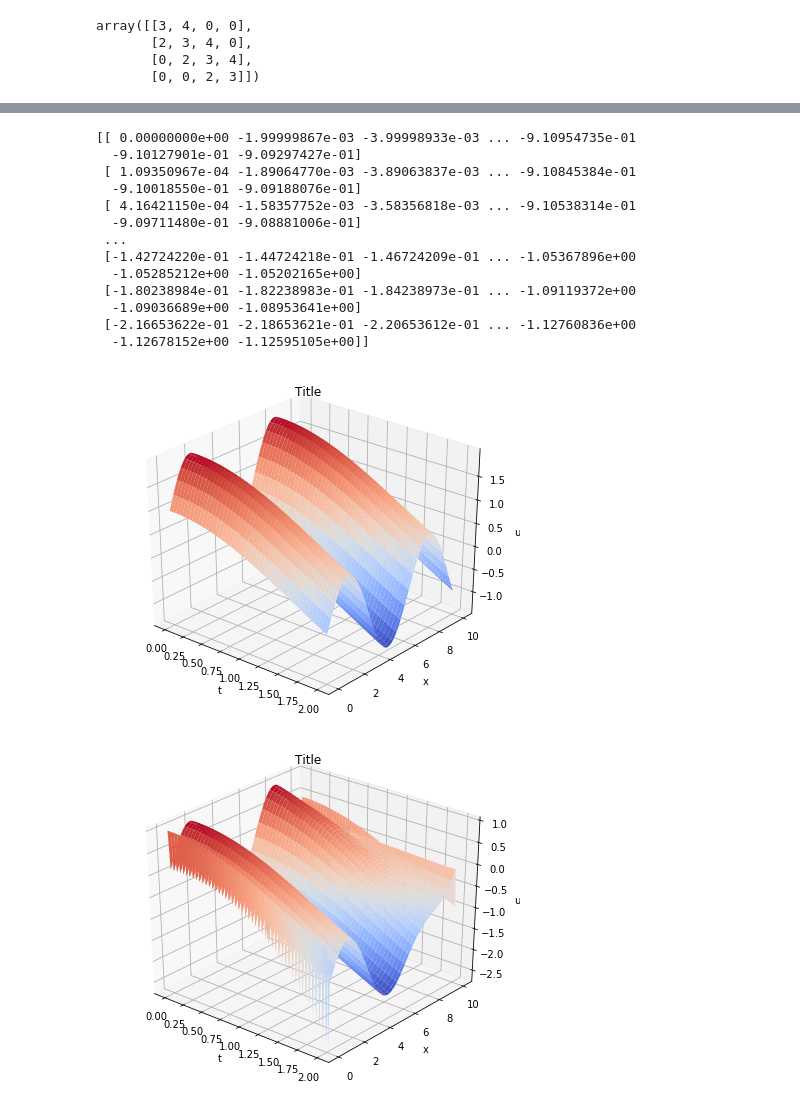
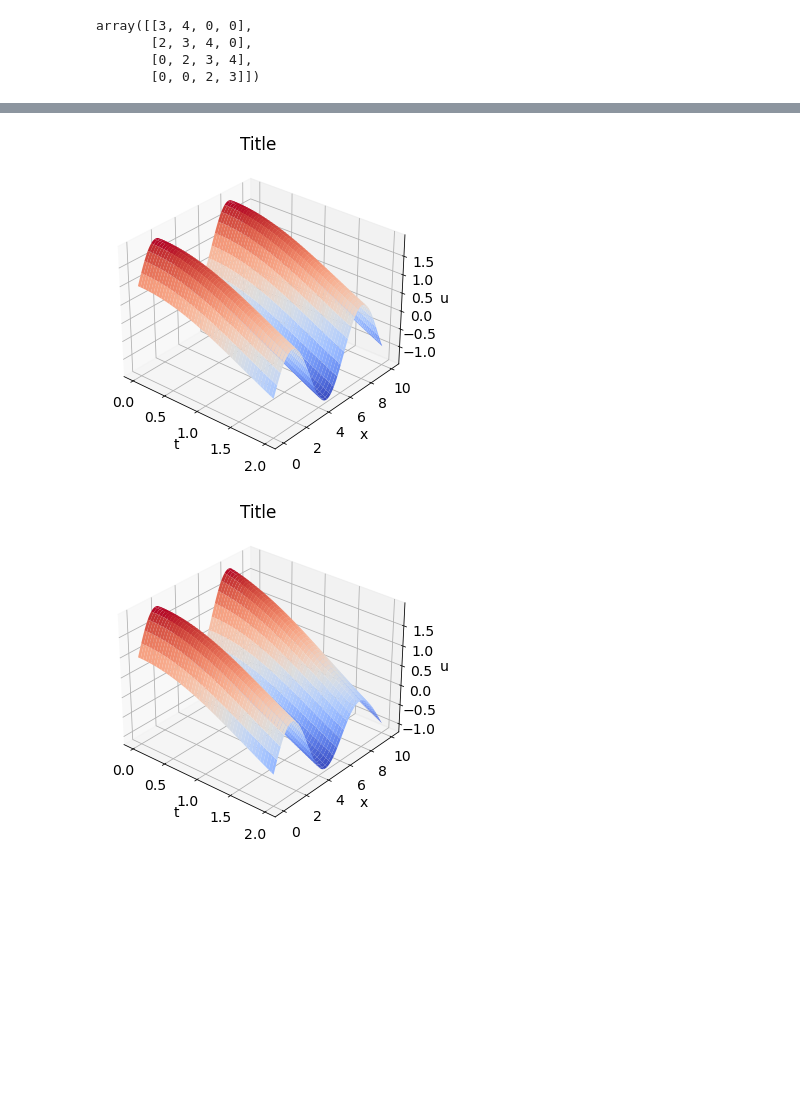
Before and after one commit to ulrikunneberg/NumDiff_prosjekt, a Jupyter notebook: Oppgave 2.ipynb, the cells around one changed output, grey strips where cells are left out. Cells and saved outputs as stored; diff of their text form; code cells hidden in the pictures; blank space fills up the shorter version.

```diff
--- a/Oppgave 2.ipynb
+++ b/Oppgave 2.ipynb
@@ -25,7 +25,7 @@ array([[3, 4, 0, 0],
 R=10
 M=100
 T=2
-N=1000
+N=10000
 sigma_1=1/10
 sigma_2=1/5
 r=0.01
@@ -36,7 +36,7 @@ H_but=1
 
 def phi(sigma_1, sigma_2, h, U):
     one = np.ones(np.shape(U))
-    return sigma_1**2*one + ((sigma_2**2-sigma_1**2)/2)*(one+2/np.pi*np.arctan(U/h**2))
+    return sigma_1**2*one + (sigma_2**2-sigma_1**2)/2*(one+2/np.pi*np.arctan(U))
 
 
 def butterfly(x):
@@ -68,37 +68,35 @@ def IMEX_method(R, M, T, N, sigma_1, sigma_2, r, c, IC, strike_K, strike_H, BC0,
     k=T/N
 
     U=np.zeros((M+1, N+1))        #How to choose M?   MxN matrix still, easier plots
-    x=np.linspace(0, R, (M+1))    #Remember to add stability condition with positive coefficient in tridiag
+    x=np.linspace(0, R, M+1)    #Remember to add stability condition with positive coefficient in tridiag
     t=np.linspace(0, T, N+1)      #Probably necessary to have many more timesteps and spacesteps for conv
 
     U[:, 0]=IC(x)
     U[0, :]=BC0(t=t, x=x, u_0=IC(x)[0])
     U[-1, :]=BCR(R, x=x, t=t)
 
-    X = np.diag(np.linspace(0, R, (M-1)))
+
     a = tridiag(np.ones(M-2), -2*np.ones(M-1), np.ones(M-2),M-1)
 
-    #q=np.zeros(M+1)
 
     F=RHS_func(x, t)[1:-1, :]
     q=np.zeros(M-1)
 
-    print(RHS_func(x,t))
     for n in range(N):
 
         U_n=U[1:-1, n]
 
-        y = (a.dot(U_n))
-        z = (k/(2*h**2))*(np.square(X).dot(phi(sigma_1, sigma_2, h, y)))
+        y = a.dot(U_n)/h**2
+        z = k/(2*h**2)*x[1:-1]**2*phi(sigma_1, sigma_2, h, y)
         A = tridiag(-z[1:],1+2*z, -z[:-1],M-1)
 
-        q[0]=U[1,n] #*((k*x[1]**2/(2*h**2))*phi(sigma_1, sigma_2, h, y[1]))
-        q[-1]=U[-2, n] #*((k*x[-2]**2/(2*h**2))*phi(sigma_1, sigma_2, h, y[-2]))
+        q[0]=U[0,n] *z[0]
+        q[-1]=U[-1, n] *z[-1]
 
 
-        #U[:,n+1] = la.solve(A,(U_n + k*q))
+        U[1:-1,n+1] = la.solve(A, U_n + q + k*F[:, n])
 
-        U[1:-1,n+1] = la.inv(A)@(U_n + k*q + k*F[:, n])
+        #U[1:-1,n+1] = la.inv(A)@(U_n + k*q + k*F[:, n])
 
         #U[-1, n+1]=BCR(R, t=t[n+1])
     return x, t, U
@@ -156,49 +147,38 @@ def plot_solutionTest(U, angle=-30, title="Title"):
 
 def RHS_analytic(x,t):
     tt, xx = np.meshgrid(t, x)
-    return -np.sin(tt)+(xx*2/2)*np.sin(xx)*phi(sigma_1, sigma_2, R/M, -np.sin(xx)) #tt**2 - (xx**3)*phi(sigma_1, sigma_2, R/M, 2*xx)
+    return -np.sin(tt)+(xx*2/2)*np.sin(xx)*phi(sigma_1, sigma_2, R/M, -np.sin(xx))
+#tt**2 - (xx**3)*phi(sigma_1, sigma_2, R/M, 2*xx)
 
 def u_analytic(x, t):
     return np.cos(t) + np.sin(x)
 
 def an_initial(x):
-    return np.sin(x)
+    return np.sin(x) +1
 
 def an_boundary_0(t=None, u_0=K_but, x=None):
     return np.cos(t)
 
 def an_boundary_R(R, x=None, t=None):
     return np.cos(t) + np.sin(R)
 
 
 
 x_nonlinear=np.linspace(0, R, M+1)    #Remember to add stability condition with positive coefficient in tridiag
 t_nonlinear=np.linspace(0, T, N+1)
 
 tt_non, xx_non=np.meshgrid(t_nonlinear, x_nonlinear)
 
 u_exact=u_analytic(xx_non, tt_non)
 
 
-x_test, t_test, U_test=IMEX_method(R, M, T, N, sigma_1, sigma_2, r, c, an_initial, 3, 1, an_boundary_0, an_boundary_R, RHS_func=RHS_analytic)
+x_test, t_test, U_test=IMEX_method(R, M, T, N, sigma_1, sigma_2, r, c,
+                                   an_initial, 3, 1, an_boundary_0, an_boundary_R, RHS_func=RHS_analytic)
 
 
 plot_solutionTest(u_exact, angle=-50)
 
 plot_solutionTest(U_test, angle=-50)
 # %% [output]
-[[ 0.00000000e+00 -1.99999867e-03 -3.99998933e-03 ... -9.10954735e-01
-  -9.10127901e-01 -9.09297427e-01]
- [ 1.09350967e-04 -1.89064770e-03 -3.89063837e-03 ... -9.10845384e-01
-  -9.10018550e-01 -9.09188076e-01]
- [ 4.16421150e-04 -1.58357752e-03 -3.58356818e-03 ... -9.10538314e-01
-  -9.09711480e-01 -9.08881006e-01]
- ...
- [-1.42724220e-01 -1.44724218e-01 -1.46724209e-01 ... -1.05367896e+00
-  -1.05285212e+00 -1.05202165e+00]
- [-1.80238984e-01 -1.82238983e-01 -1.84238973e-01 ... -1.09119372e+00
-  -1.09036689e+00 -1.08953641e+00]
- [-2.16653622e-01 -2.18653621e-01 -2.20653612e-01 ... -1.12760836e+00
-  -1.12678152e+00 -1.12595105e+00]]
-[figure, old version]
+[figure, new version]
-[figure, old version]
+[figure, new version]
```
Also changed, not shown: parts of 3 cells of this notebook, 1 other file.
